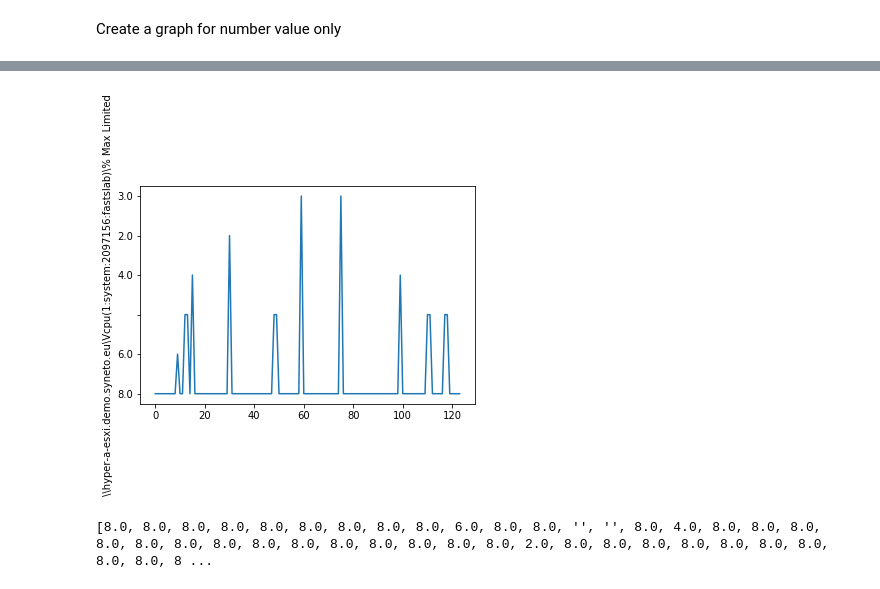
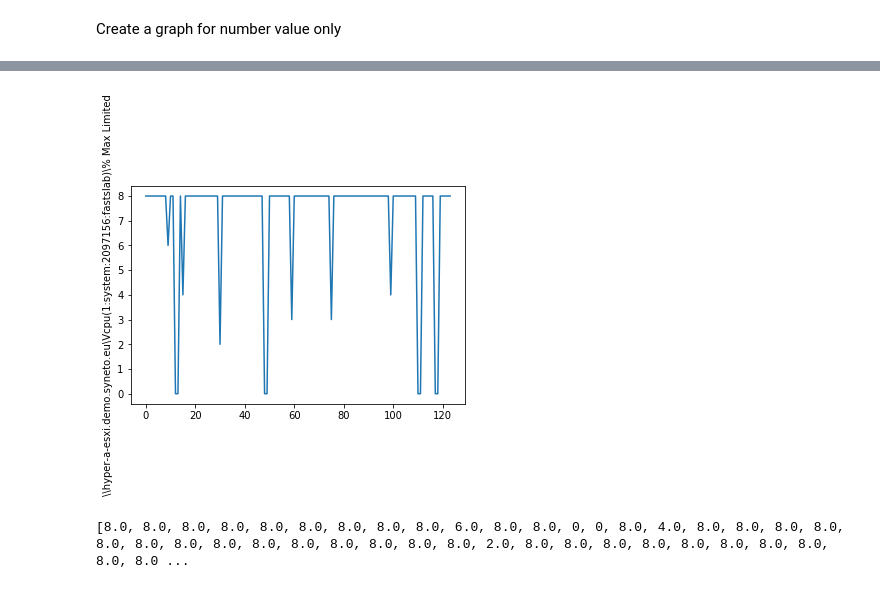
Before and after one commit to GenericError404/Syneto.collab, a Jupyter notebook: Syneto_Internship_Antoine_VILLAUME.ipynb, the cells around one changed output, grey strips where cells are left out. Cells and saved outputs as stored; diff of their text form; code cells hidden in the pictures.

```diff
--- a/Syneto_Internship_Antoine_VILLAUME.ipynb
+++ b/Syneto_Internship_Antoine_VILLAUME.ipynb
@@ -153,7 +153,6 @@ for nameFile in os.listdir('./'):
   index=0
   if '.csv' in nameFile:
     file=open(nameFile, 'r')
-    print(nameFile)
     ligne = file.readline()
     ligne = ligne.split(',')
     for i in ligne:
@@ -165,7 +164,6 @@ for nameFile in os.listdir('./'):
       index = index+1
     if colId[0] > -1:
       for ligne in file.readlines():
-        #ligne[colId[0]] = ligne[colId[0]].replace('"','')
         result ='{0},{1}'.format(result,ligne[colId[0]])
     else:
       print("there is no column like'", research,"")
@@ -174,15 +172,18 @@ research = research.replace('"','')
 result = result.replace('{0},'.format(research), '')
 result = result.split(',')
 del result[0]
+print(result)
 
 y=0
 for j in result:
   try:
     result[y] = float(j)
+    y = y + 1
   except:
     print('Something went wrong with a value')
     print(j)
-  y = y + 1
+    result[y] = 0
+    y = y + 1
 
 plt.plot(result)
 plt.ylabel(research)
@@ -209,2 +210,2 @@ Something went wrong with a value
-[figure, old version]
+[figure, new version]
-[8.0, 8.0, 8.0, 8.0, 8.0, 8.0, 8.0, 8.0, 8.0, 6.0, 8.0, 8.0, '', '', 8.0, 4.0, 8.0, 8.0, 8.0, 8.0, 8.0, 8.0, 8.0, 8.0, 8.0, 8.0, 8.0, 8.0, 8.0, 8.0, 2.0, 8.0, 8.0, 8.0, 8.0, 8.0, 8.0, 8.0, 8.0, 8.0, 8 ...
+[8.0, 8.0, 8.0, 8.0, 8.0, 8.0, 8.0, 8.0, 8.0, 6.0, 8.0, 8.0, 0, 0, 8.0, 4.0, 8.0, 8.0, 8.0, 8.0, 8.0, 8.0, 8.0, 8.0, 8.0, 8.0, 8.0, 8.0, 8.0, 8.0, 2.0, 8.0, 8.0, 8.0, 8.0, 8.0, 8.0, 8.0, 8.0, 8.0, 8.0 ...
```
Also changed, not shown: parts of 1 cell of this notebook.
